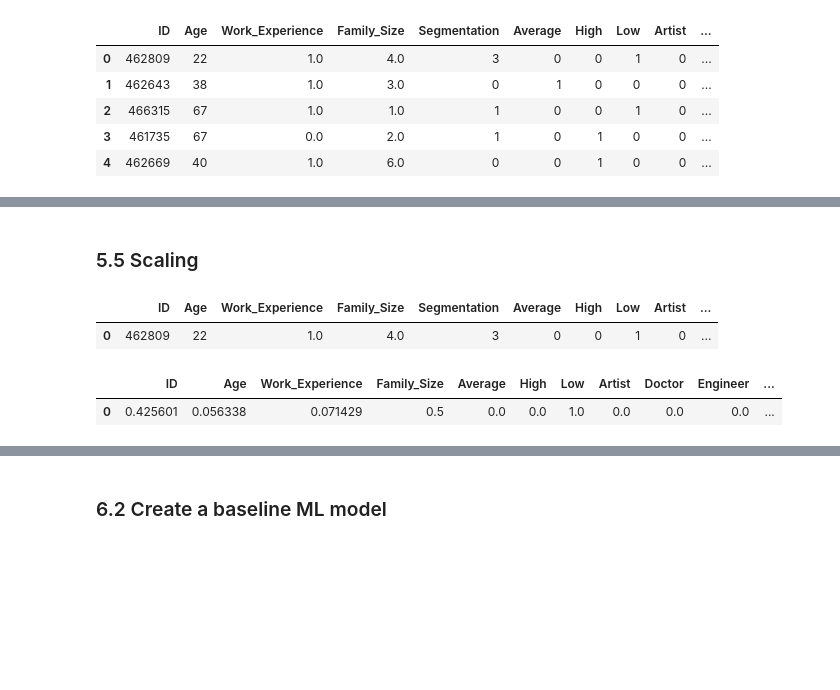
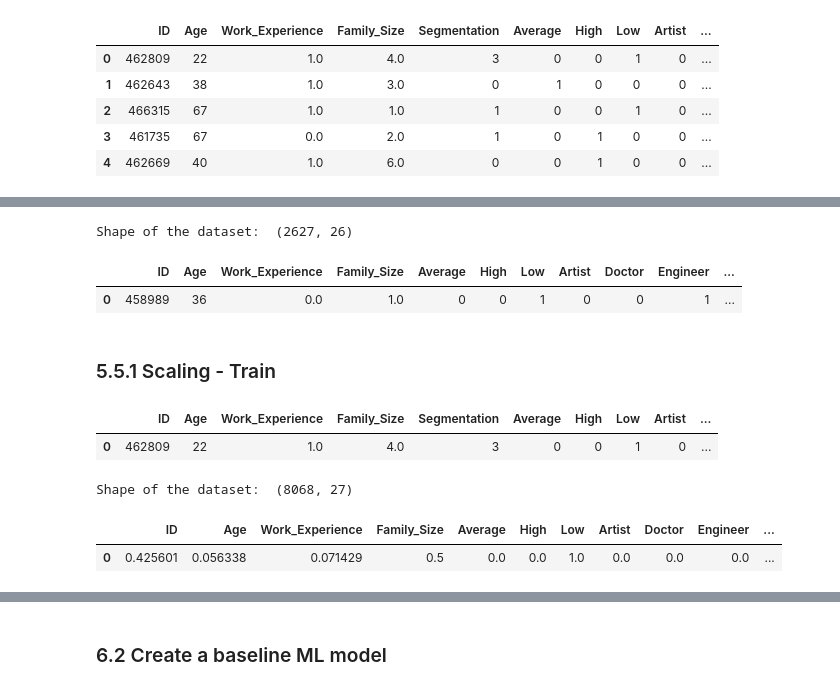
Before and after one commit to giannisbasa/Customer-Segmentation, a Jupyter notebook: 1. Coding/Customer_segmentation.ipynb, the cells around one changed output, grey strips where cells are left out. Saved outputs shown, nothing was run; the diff lists cells and outputs as text; code cells hidden in the pictures; blank space fills up the shorter version.

```diff
--- a/1. Coding/Customer_segmentation.ipynb
+++ b/1. Coding/Customer_segmentation.ipynb
@@ -687,0 +719,6 @@ Name: Family_Size, dtype: int64
+# %%
+# Replace outliers of the column with the highest band
+test.loc[test['Family_Size'] > 7, 'Family_Size'] = 7
+
+# Check
+test.Family_Size.value_counts(normalize=True).mul(100).round(1).sort_index()
@@ -719,0 +768,7 @@ Shape of the dataset:  (8068, 11)
+# %%
+# Create another column that describe the current married status of the customers
+test.loc[(test['Ever_Married'] == 'Yes') & (test['Family_Size'] > 1), 'Married'] = 'Yes'
+test['Married'] = test['Married'].fillna('No')
+
+print('Shape of the dataset: ', test.shape)
+test.head(1)
@@ -719,0 +789,5 @@ Shape of the dataset:  (8068, 11)
+# %%
+# Keep specific columns
+test = test[['ID', 'Gender', 'Age', 'Graduated', 'Profession','Work_Experience', 'Spending_Score', 'Family_Size', 'Var_1', 'Married']]
+print('Shape of the dataset: ', test.shape)
+test.head(1)
@@ -811,5 +938,27 @@ train3.head()
+# %%
+# One-hot encoding - Multiple possible values
+score = pd.get_dummies(test['Spending_Score'])
+profession = pd.get_dummies(test['Profession'])
+var = pd.get_dummies(test['Var_1'])
+
+# Concat to the dataset
+test = pd.concat([test, score, profession, var], axis=1)
+
+# One-hot encoding - Binary posibble values
+test['is_male'] = (test['Gender'] == 'Male').astype(int)
+test['is_graduated'] = (test['Graduated'] == 'Yes').astype(int)
+test['is_married'] = (test['Married'] == 'Yes').astype(int)
+# %%
+# Drop unecessary columns
+test = test.drop(columns=['Gender','Graduated','Profession','Spending_Score','Var_1','Married'], axis=1)
+print('Shape of the dataset: ', test.shape)
+test.head(1)
+# %% [output]
+Shape of the dataset:  (2627, 26)
+|  | ID | Age | Work_Experience | Family_Size | Average | High | Low | Artist | Doctor | Engineer | ... |
+| 0 | 458989 | 36 | 0.0 | 1.0 | 0 | 0 | 1 | 0 | 0 | 1 | ... |
 # %% [markdown]
-### 5.5 Scaling
+### 5.5.1 Scaling - Train
 # %%
 # Copy
 train4 = train3.copy()
@@ -821,10 +970,16 @@ train4.head(1)
 # Scaler
 scaler = MinMaxScaler()
 
-train5 = pd.DataFrame(scaler.fit_transform(train4), columns=train4.columns).drop(columns=['Segmentation'], axis=1)
+# Drop the target variable
+train4_1 = train4.drop(columns=['Segmentation'], axis=1, inplace=False)
+
+train5 = pd.DataFrame(scaler.fit_transform(train4_1), columns=train4_1.columns)
 
 train5 = pd.concat([train5, train4['Segmentation']], axis=1)
+
+print("Shape of the dataset: ", train5.shape)
 train5.head(1)
 # %% [output]
+Shape of the dataset:  (8068, 27)
 |  | ID | Age | Work_Experience | Family_Size | Average | High | Low | Artist | Doctor | Engineer | ... |
 | 0 | 0.425601 | 0.056338 | 0.071429 | 0.5 | 0.0 | 0.0 | 1.0 | 0.0 | 0.0 | 0.0 | ... |
```
Also changed, not shown: parts of 24 cells of this notebook.
